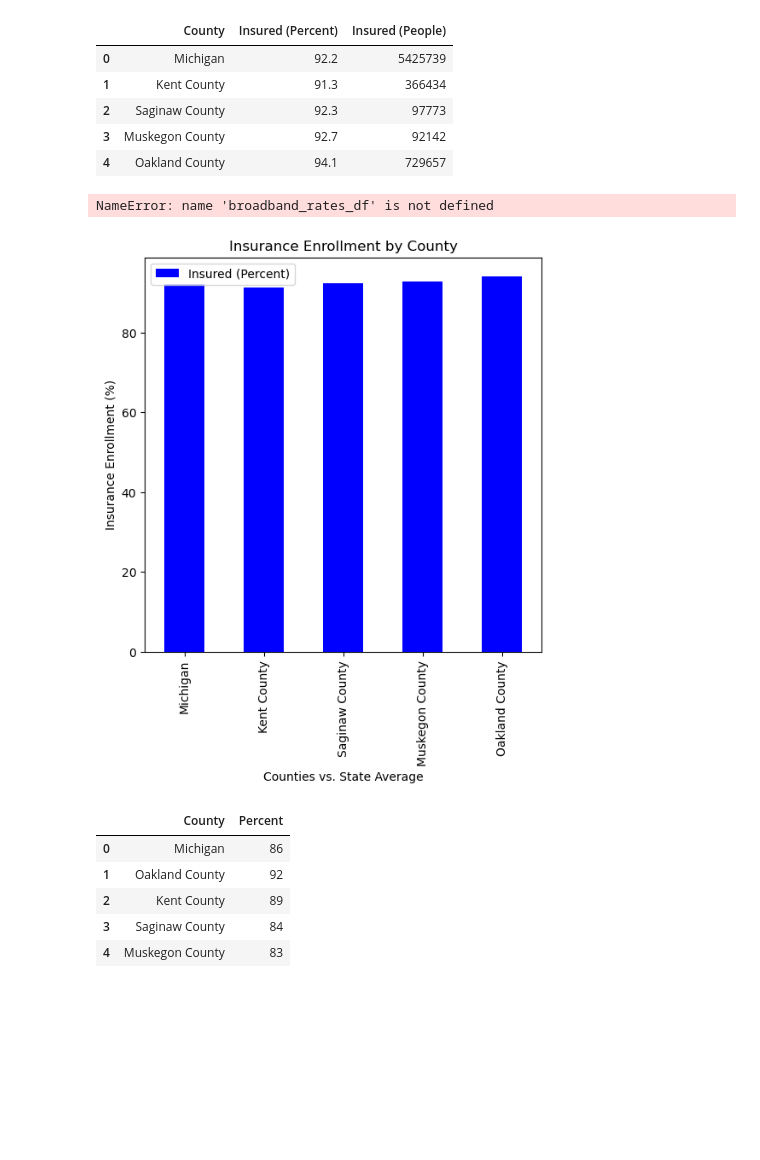
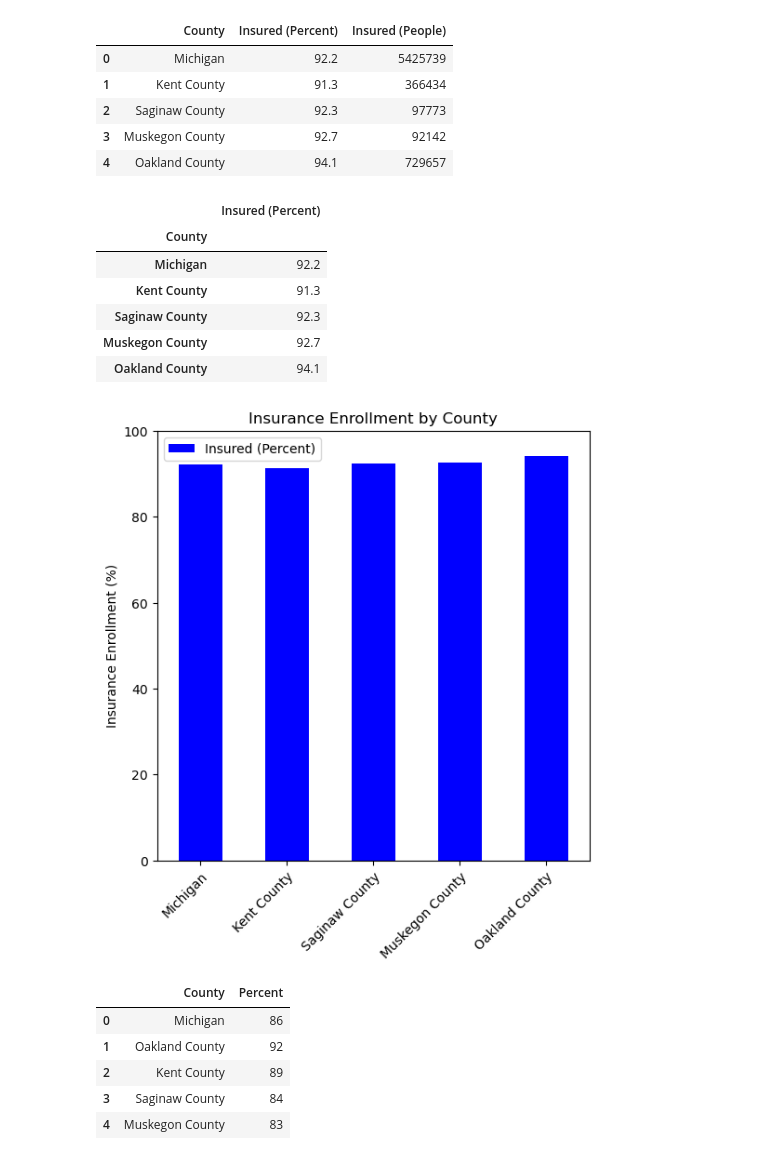
Before and after one commit to DaSamboni/project1_group3, a Jupyter notebook: MainProject.ipynb, the cells around one changed output. Drawn from its saved outputs; the diff is of its cells as text; code cells hidden in the pictures; blank space fills up the shorter version.

Commit message:
Plotting data

```diff
--- a/MainProject.ipynb
+++ b/MainProject.ipynb
@@ -558,14 +559,21 @@ insurance_rates_df = insurance_rates_df.drop('Insured (People)', axis = 1)
 # %%
 insurance_figure = insurance_rates_df.plot(kind = "bar", facecolor = "blue", figsize = (6, 6),
                                           title = "Insurance Enrollment by County",
                                           xlabel = "Counties vs. State Average",
                                           ylabel = "Insurance Enrollment (%)")
-xticklabels = broadband_rates_df.index
+xticklabels = insurance_rates_df.index
 insurance_figure.set_xticklabels(xticklabels, rotation = 45, rotation_mode = "anchor", ha = "right", wrap = True)
 plt.ylim(0, 100)
 plt.show
+insurance_rates_df.head()
 # %% [output]
-NameError: name 'broadband_rates_df' is not defined
+|  | Insured (Percent) |
+| County |  |
+| Michigan | 92.2 |
+| Kent County | 91.3 |
+| Saginaw County | 92.3 |
+| Muskegon County | 92.7 |
+| Oakland County | 94.1 |
-[figure, old version]
+[figure, new version]
 # %%
 #Broadband Availability Percentage DF set-up
```
Also changed, not shown: parts of 12 cells of this notebook, 2 other files.
